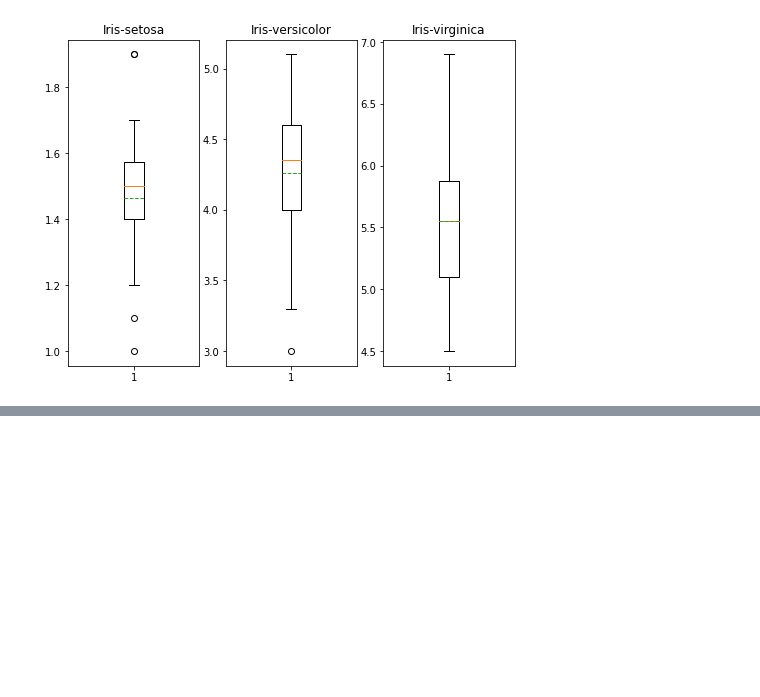
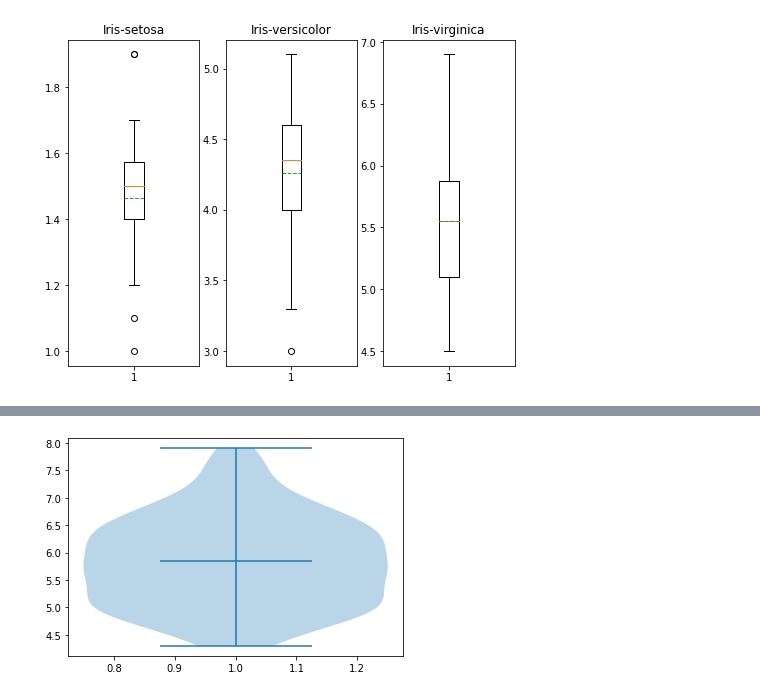
Before and after one commit to sskboonmee/data_viz_2022, a Jupyter notebook: DataViz02_Data_Distribution.ipynb, the cells around one changed output, grey strips where cells are left out. Cells and saved outputs as stored; diff of their text form; code cells hidden in the pictures; blank space fills up the shorter version.

```diff
--- a/DataViz02_Data_Distribution.ipynb
+++ b/DataViz02_Data_Distribution.ipynb
@@ -316,0 +383,4 @@ plt.title('Iris-virginica')
+# %%
+bb = plt.violinplot(df['SepalLength'],showmeans = True)
+# %% [output]
+[figure, added]
```
Also changed, not shown: parts of 19 cells of this notebook.
